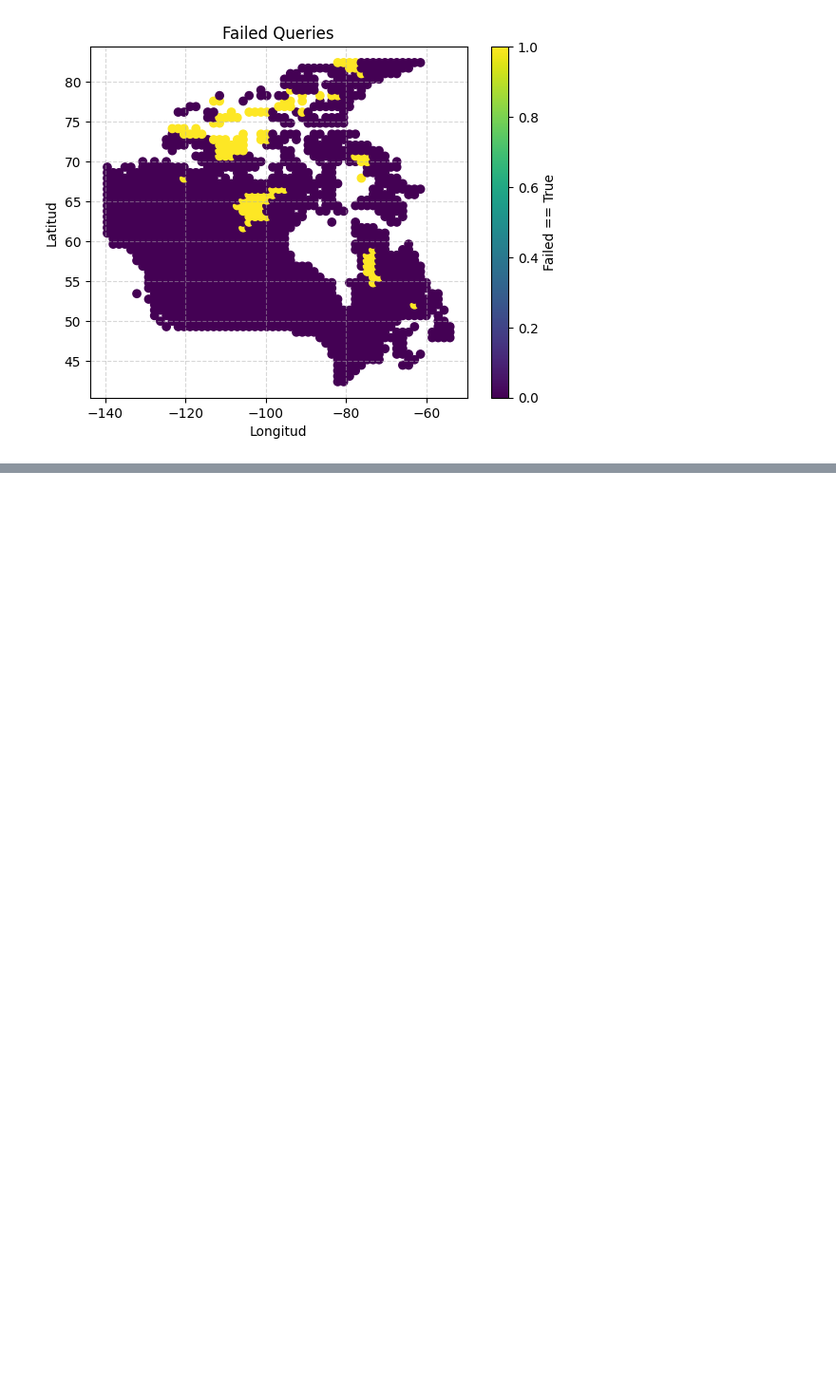
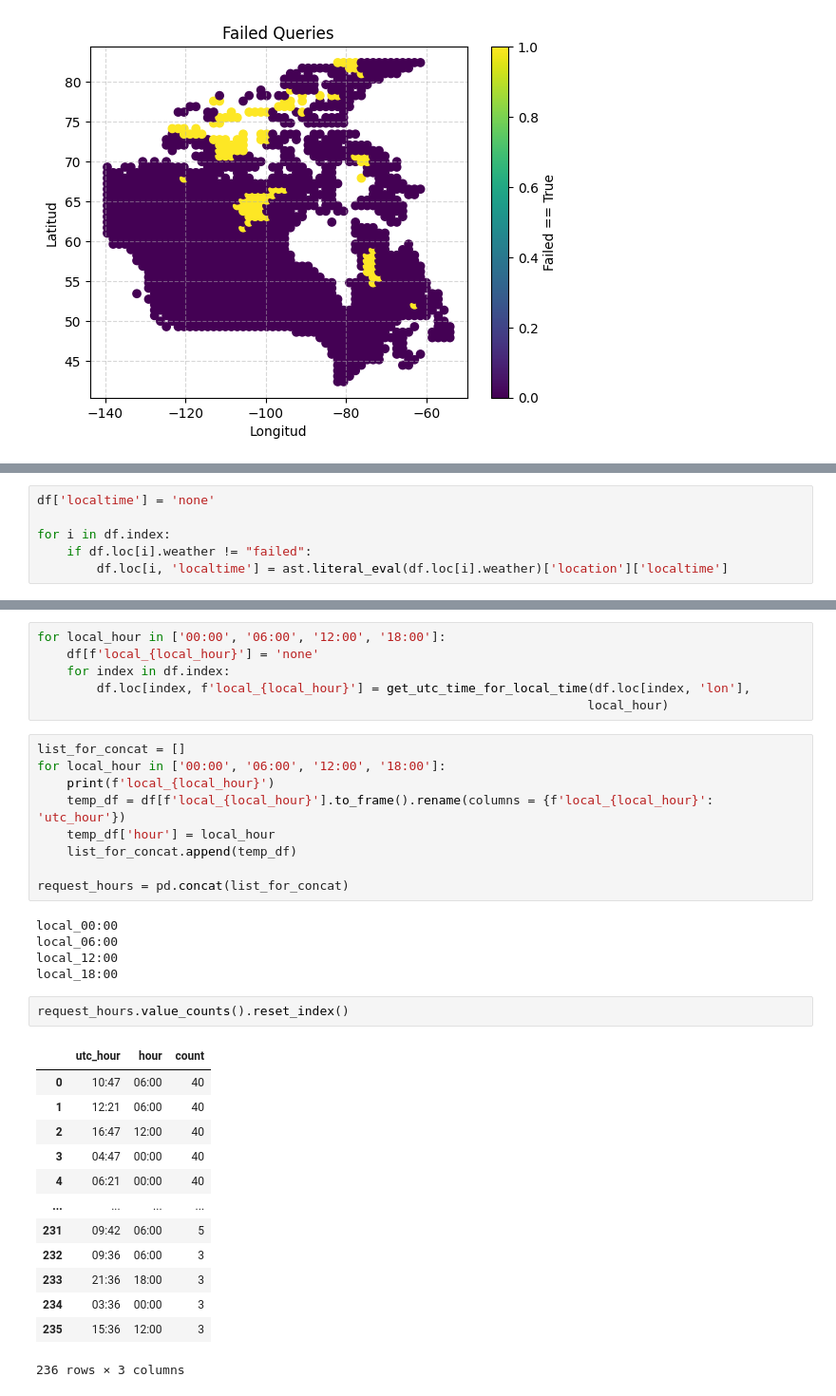
Before and after one commit to nicodigos/canada-borders, a Jupyter notebook: first_api_test.ipynb, the cells around one changed output, grey strips where cells are left out. Shown: that part at 95% size. Drawn from its saved outputs; the diff is of its cells as text; blank space fills up the shorter version.

Commit message:
time zones exactly defined:

```diff
--- a/first_api_test.ipynb
+++ b/first_api_test.ipynb
@@ -68,0 +75,6 @@ plt.show()
+# %%
+df['localtime'] = 'none'
+
+for i in df.index:
+    if df.loc[i].weather != "failed":
+        df.loc[i, 'localtime'] = ast.literal_eval(df.loc[i].weather)['location']['localtime']
@@ -68,0 +222,36 @@ plt.show()
+# %%
+for local_hour in ['00:00', '06:00', '12:00', '18:00']:
+    df[f'local_{local_hour}'] = 'none'
+    for index in df.index:
+        df.loc[index, f'local_{local_hour}'] = get_utc_time_for_local_time(df.loc[index, 'lon'],
+                                                                          local_hour)
+# %%
+list_for_concat = []
+for local_hour in ['00:00', '06:00', '12:00', '18:00']:
+    print(f'local_{local_hour}')
+    temp_df = df[f'local_{local_hour}'].to_frame().rename(columns = {f'local_{local_hour}': 'utc_hour'})
+    temp_df['hour'] = local_hour
+    list_for_concat.append(temp_df)
+
+request_hours = pd.concat(list_for_concat)
+# %% [output]
+local_00:00
+local_06:00
+local_12:00
+local_18:00
+# %%
+request_hours.value_counts().reset_index()
+# %% [output]
+|  | utc_hour | hour | count |
+| 0 | 10:47 | 06:00 | 40 |
+| 1 | 12:21 | 06:00 | 40 |
+| 2 | 16:47 | 12:00 | 40 |
+| 3 | 04:47 | 00:00 | 40 |
+| 4 | 06:21 | 00:00 | 40 |
+| ... | ... | ... | ... |
+| 231 | 09:42 | 06:00 | 5 |
+| 232 | 09:36 | 06:00 | 3 |
+| 233 | 21:36 | 18:00 | 3 |
+| 234 | 03:36 | 00:00 | 3 |
+| 235 | 15:36 | 12:00 | 3 |
+236 rows × 3 columns
```
Also changed, not shown: parts of 24 cells of this notebook, 7 other files.
